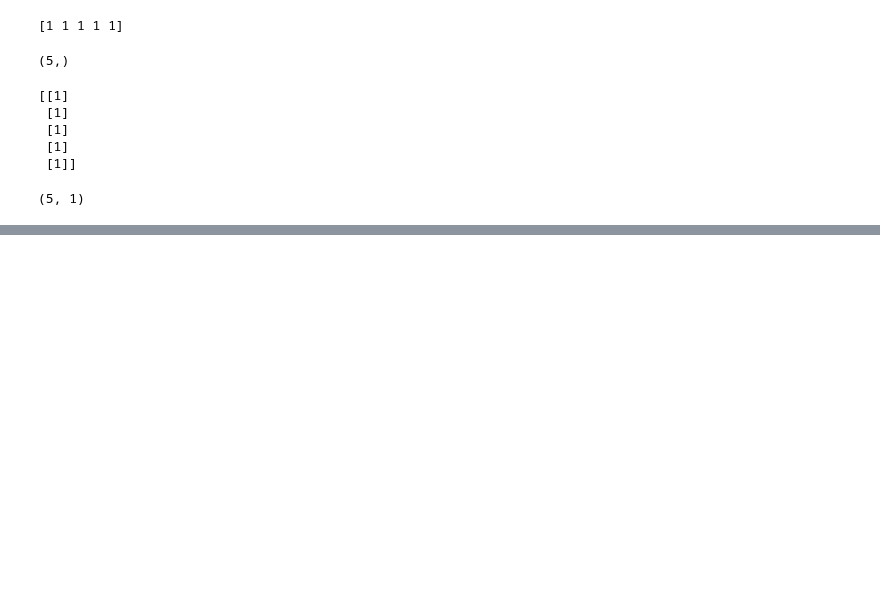
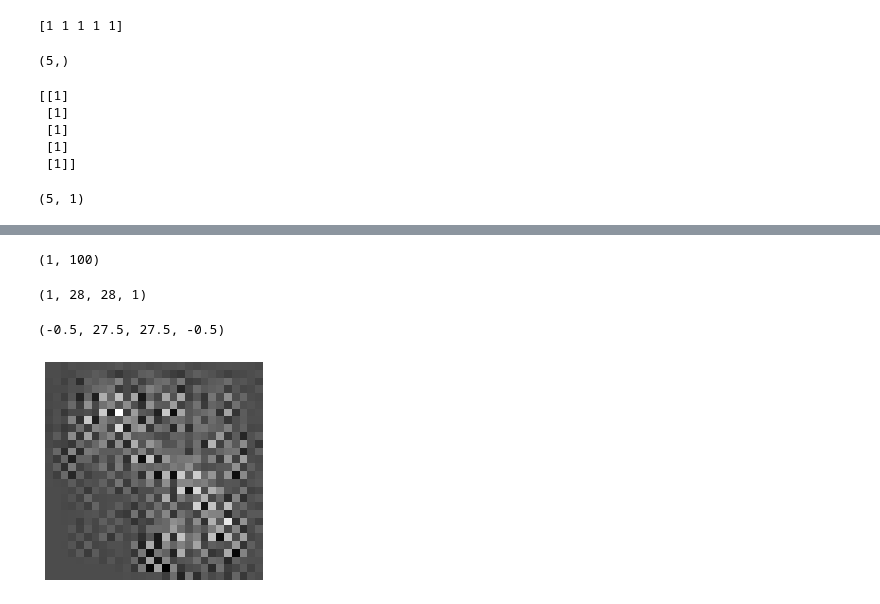
Before and after one commit to Jodahr/gans-learning, a Jupyter notebook: mnist.ipynb, the cells around one changed output, grey strips where cells are left out. Drawn from its saved outputs; the diff is of its cells as text; code cells hidden in the pictures; blank space fills up the shorter version.

```diff
--- a/mnist.ipynb
+++ b/mnist.ipynb
@@ -135,0 +153,2 @@ a_exp.shape
+# %%
+noise_inputs = tf.keras.Input(shape=100, batch_size=1)
@@ -135,0 +164,8 @@ a_exp.shape
+# %%
+# https://www.tensorflow.org/api_docs/python/tf/keras/layers/Conv2DTranspose?version=stable
+#x = layers.Dense(100,input_shape=noise_inputs, activation="relu")(noise_inputs)
+x = layers.Reshape(target_shape=(10,10,1), input_shape=noise_inputs)(noise_inputs)
+x = layers.Conv2DTranspose(filters=5, kernel_size=(3,3), strides=(2,2))(x)
+x = layers.Conv2DTranspose(filters=5, kernel_size=(3,3), strides=(1,1))(x)
+outputs = layers.Conv2DTranspose(filters=1, kernel_size=(6,6), strides=(1,1))(x)
+model = tf.keras.Model(inputs=noise_inputs, outputs=outputs, name='mnist_model')
@@ -135,0 +193,17 @@ a_exp.shape
+# %%
+input_vector = noise_vector(100)
+input_vector.shape
+# %% [output]
+(1, 100)
+# %%
+model.predict(input_vector).shape
+# %% [output]
+(1, 28, 28, 1)
+# %%
+test = model.predict(input_vector)[0].reshape(28,28)
+# %%
+plt.imshow(test, cmap='gray_r')
+plt.axis('off')
+# %% [output]
+(-0.5, 27.5, 27.5, -0.5)
+[figure, added]
```
Also changed, not shown: parts of 41 cells of this notebook.
